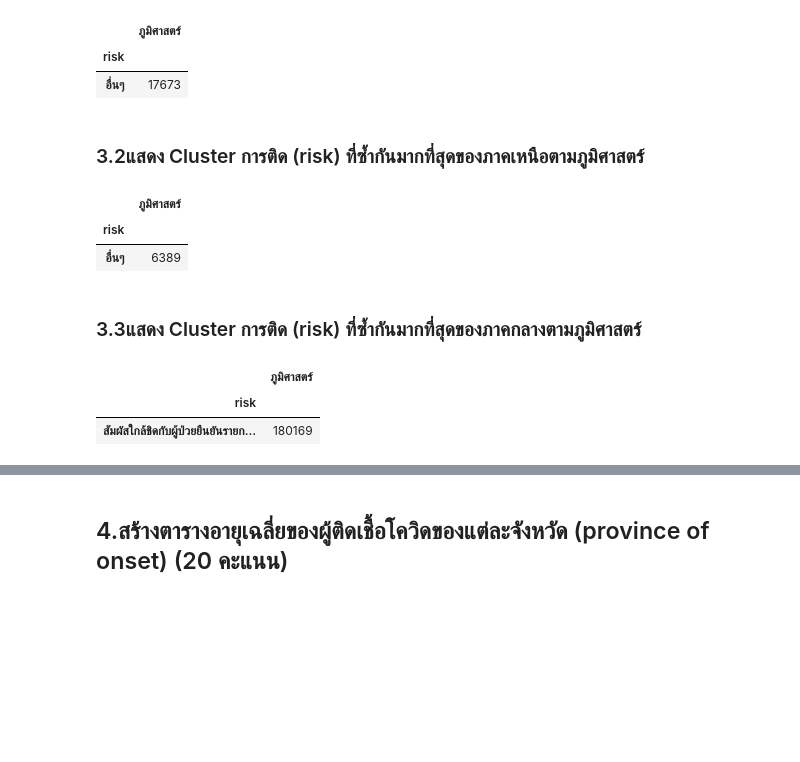
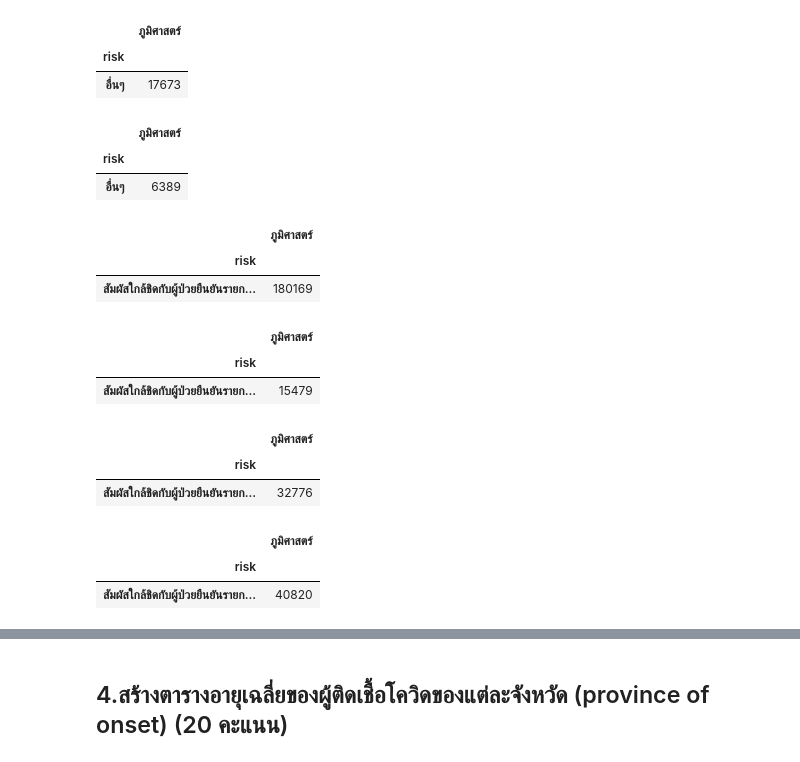
Before and after one commit to PhinyadaPhen/data_viz_2022, a Jupyter notebook: BasicPython&DataViz_midterm2022.ipynb, the cells around one changed output, grey strips where cells are left out. Saved outputs shown, nothing was run; the diff lists cells and outputs as text; code cells hidden in the pictures; blank space fills up the shorter version.

Commit message:
cluster2

```diff
--- a/BasicPython&DataViz_midterm2022.ipynb
+++ b/BasicPython&DataViz_midterm2022.ipynb
@@ -518,8 +518,6 @@ Cluster_Geography_Northeast.iloc[:1,-4:-3] # แสดง cluster การต
 |  | ภูมิศาสตร์ |
 | risk |  |
 | อื่นๆ | 17673 |
-# %% [markdown]
-### 3.2แสดง Cluster การติด (risk) ที่ซ้ำกันมากที่สุดของภาคเหนือตามภูมิศาสตร์
 # %%
 Cluster_Geography_North = data[data['ภูมิศาสตร์']=='เหนือ'].groupby('risk').count().sort_values(by=['province_of_onset'],ascending=False) # หา cluster การติด (risk) ที่ซ้ำกันมากที่สุดของภาคเหนือตามภูมิศาสตร์ โดยเรียงลำดับจากมากไปน้อย
 Cluster_Geography_North.iloc[:1,-4:-3] # แสดง cluster การติด (risk) ที่ซ้ำกันมากที่สุดของภาคเหนือตามภูมิศาสตร์
@@ -527,8 +525,6 @@ Cluster_Geography_North.iloc[:1,-4:-3] # แสดง cluster การติด
 |  | ภูมิศาสตร์ |
 | risk |  |
 | อื่นๆ | 6389 |
-# %% [markdown]
-### 3.3แสดง Cluster การติด (risk) ที่ซ้ำกันมากที่สุดของภาคกลางตามภูมิศาสตร์
 # %%
 Cluster_Geography_Central = data[data['ภูมิศาสตร์']=='กลาง'].groupby('risk').count().sort_values(by=['province_of_onset'],ascending=False) # หา cluster การติด (risk) ที่ซ้ำกันมากที่สุดของภาคกลางตามภูมิศาสตร์ โดยเรียงลำดับจากมากไปน้อย
 Cluster_Geography_Central.iloc[:1,-4:-3] # แสดง cluster การติด (risk) ที่ซ้ำกันมากที่สุดของภาคกลางตามภูมิศาสตร์
@@ -536,3 +532,24 @@ Cluster_Geography_Central.iloc[:1,-4:-3] # แสดง cluster การติ
 |  | ภูมิศาสตร์ |
 | risk |  |
 | สัมผัสใกล้ชิดกับผู้ป่วยยืนยันรายก... | 180169 |
+# %%
+Cluster_Geography_West = data[data['ภูมิศาสตร์']=='ตะวันตก'].groupby('risk').count().sort_values(by=['province_of_onset'],ascending=False) # หา cluster การติด (risk) ที่ซ้ำกันมากที่สุดของภาคตะวันตกตามภูมิศาสตร์ โดยเรียงลำดับจากมากไปน้อย
+Cluster_Geography_West.iloc[:1,-4:-3] # แสดง cluster การติด (risk) ที่ซ้ำกันมากที่สุดของภาคตะวันตกตามภูมิศาสตร์
+# %% [output]
+|  | ภูมิศาสตร์ |
+| risk |  |
+| สัมผัสใกล้ชิดกับผู้ป่วยยืนยันรายก... | 15479 |
+# %%
+Cluster_Geography_East = data[data['ภูมิศาสตร์']=='ตะวันออก'].groupby('risk').count().sort_values(by=['province_of_onset'],ascending=False) # หา cluster การติด (risk) ที่ซ้ำกันมากที่สุดของภาคตะวันออกตามภูมิศาสตร์ โดยเรียงลำดับจากมากไปน้อย
+Cluster_Geography_East.iloc[:1,-4:-3] # แสดง cluster การติด (risk) ที่ซ้ำกันมากที่สุดของภาคตะวันออกตามภูมิศาสตร์
+# %% [output]
+|  | ภูมิศาสตร์ |
+| risk |  |
+| สัมผัสใกล้ชิดกับผู้ป่วยยืนยันรายก... | 32776 |
+# %%
+Cluster_Geography_South = data[data['ภูมิศาสตร์']=='ใต้'].groupby('risk').count().sort_values(by=['province_of_onset'],ascending=False) # หา cluster การติด (risk) ที่ซ้ำกันมากที่สุดของภาคใต้ตามภูมิศาสตร์ โดยเรียงลำดับจากมากไปน้อย
+Cluster_Geography_South.iloc[:1,-4:-3] # แสดง cluster การติด (risk) ที่ซ้ำกันมากที่สุดของภาคใต้ตามภูมิศาสตร์
+# %% [output]
+|  | ภูมิศาสตร์ |
+| risk |  |
+| สัมผัสใกล้ชิดกับผู้ป่วยยืนยันรายก... | 40820 |
```
Also changed, not shown: parts of 19 cells of this notebook.
